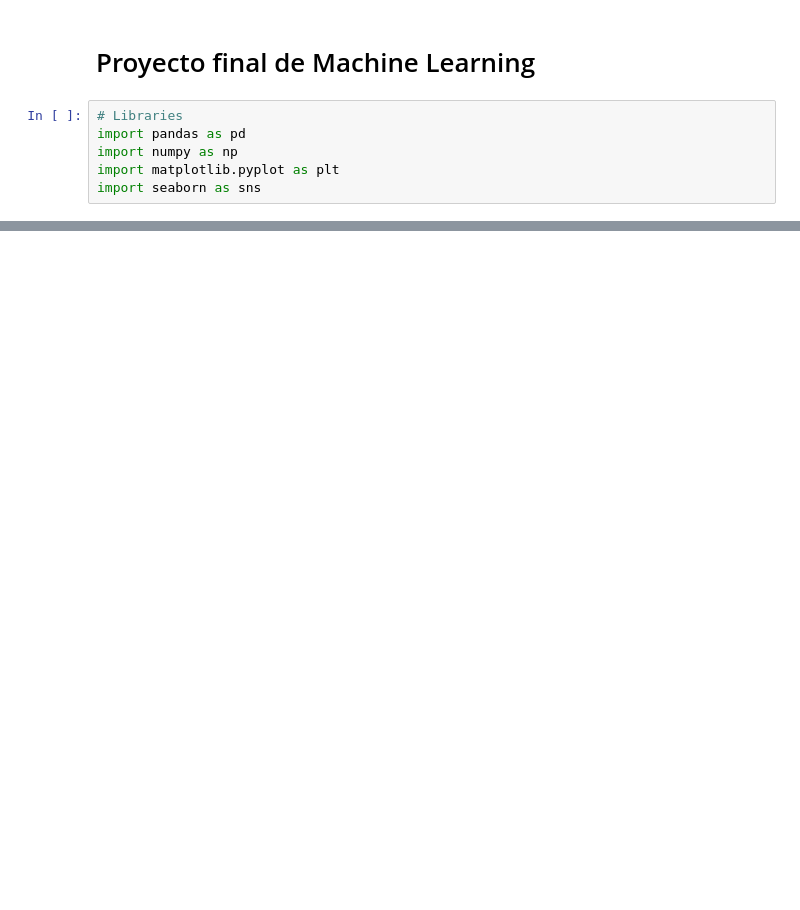
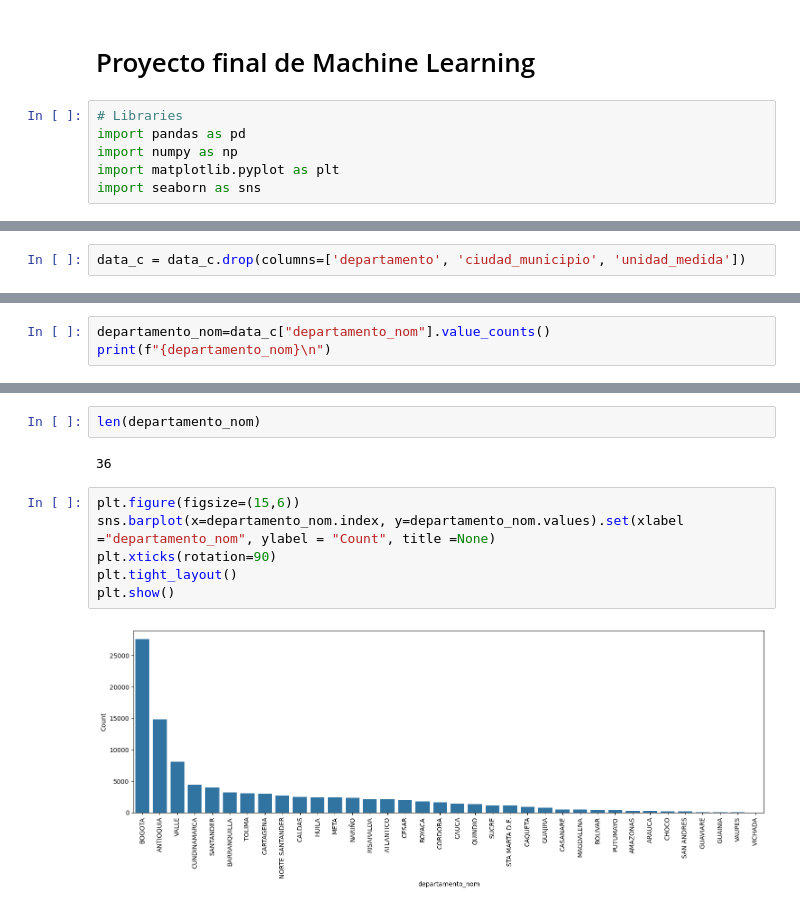
Before and after one commit to 4GeeksAcademy/remelop_Machine_Learning_Final_Project, a Jupyter notebook: src/Final_Project.ipynb, the cells around one changed output, grey strips where cells are left out. Saved outputs shown, nothing was run; the diff lists cells and outputs as text; blank space fills up the shorter version.

```diff
--- a/src/Final_Project.ipynb
+++ b/src/Final_Project.ipynb
@@ -32,0 +99,2 @@ results_df = pd.DataFrame.from_records(results)
+# %%
+data_c = data_c.drop(columns=['departamento', 'ciudad_municipio', 'unidad_medida'])
@@ -32,0 +114,3 @@ results_df = pd.DataFrame.from_records(results)
+# %%
+departamento_nom=data_c["departamento_nom"].value_counts()
+print(f"{departamento_nom}\n")
@@ -32,0 +135,12 @@ results_df = pd.DataFrame.from_records(results)
+# %%
+len(departamento_nom)
+# %% [output]
+36
+# %%
+plt.figure(figsize=(15,6))
+sns.barplot(x=departamento_nom.index, y=departamento_nom.values).set(xlabel ="departamento_nom", ylabel = "Count", title =None)
+plt.xticks(rotation=90)
+plt.tight_layout()
+plt.show()
+# %% [output]
+[figure, added]
```
Also changed, not shown: parts of 19 cells of this notebook.
